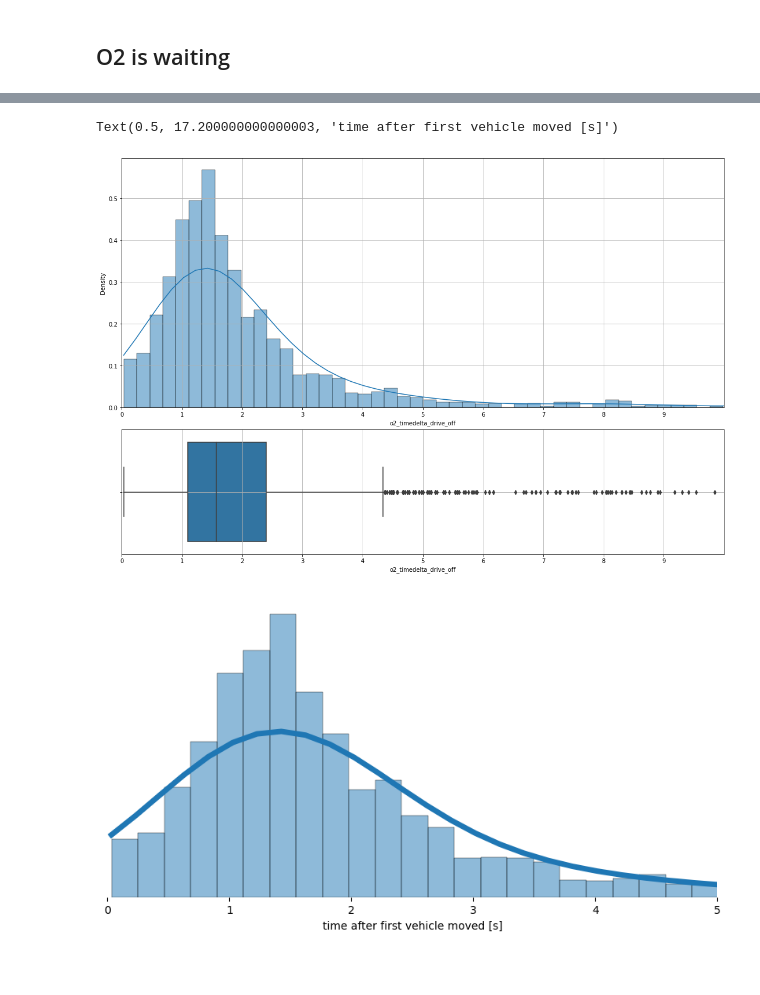
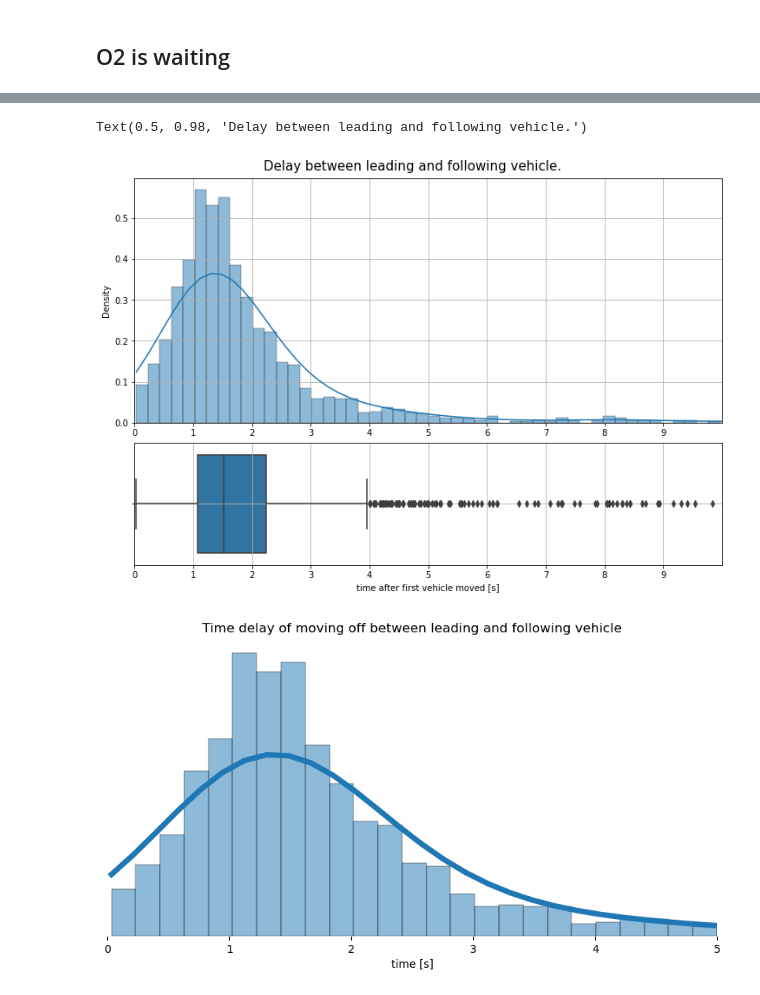
Before and after one commit to kopytjuk/opendd-analysis, a Jupyter notebook: notebooks/Results.ipynb, the cells around one changed output, grey strips where cells are left out. Cells and saved outputs as stored; diff of their text form; code cells hidden in the pictures; blank space fills up the shorter version.

```diff
--- a/notebooks/Results.ipynb
+++ b/notebooks/Results.ipynb
@@ -147,34 +150,37 @@ max        39.612000
 Name: o2_timedelta_drive_off, dtype: float64
 # %%
-fig = plt.figure(constrained_layout=True, figsize=(15, 10))
+fig = plt.figure(constrained_layout=True, figsize=(10, 7))
 gs = plt.GridSpec(3, 1, figure=fig)
 
 ax1 = fig.add_subplot(gs[:2, 0])
 ax2 = fig.add_subplot(gs[-1, 0])
 
 sns.histplot(df_nearby_and_standing["o2_timedelta_drive_off"], ax=ax1, kde=True, stat="density")
 sns.boxplot(x = df_nearby_and_standing["o2_timedelta_drive_off"], ax=ax2)
 for ax in [ax1, ax2]:
     ax.set_xlim(0, 10)
     ax.grid()
     ax.set_xticks(np.arange(0, 10, 1))
     # ax.set_axis_off()
 
-axs[-1].set_xlabel("time after first vehicle moved [s]")
+ax1.set_xlabel("")
+ax2.set_xlabel("time after first vehicle moved [s]")
+fig.suptitle("Delay between leading and following vehicle.", fontsize=15)
 # %% [output]
-Text(0.5, 17.200000000000003, 'time after first vehicle moved [s]')
+Text(0.5, 0.98, 'Delay between leading and following vehicle.')
-[figure, old version]
+[figure, new version]
 # %%
 plt.figure(figsize=(10, 5), dpi=100)
 sns.histplot(df_nearby_and_standing["o2_timedelta_drive_off"], kde=True, stat="density", line_kws={"lw": 5})
 # plt.grid()
-plt.xlabel("time after first vehicle moved [s]")
+plt.xlabel("time [s]")
+plt.title("Time delay of moving off between leading and following vehicle")
 plt.xlim(0, 5)
 plt.box(False)
 plt.ylabel("")
 plt.yticks([])
 plt.xticks(np.arange(0, 5.1, 1));
 # %% [output]
-[figure, old version]
+[figure, new version]
 # %%
 plt.figure(figsize=(10, 5), dpi=100)
```
Also changed, not shown: parts of 11 cells of this notebook, 4 other files.
